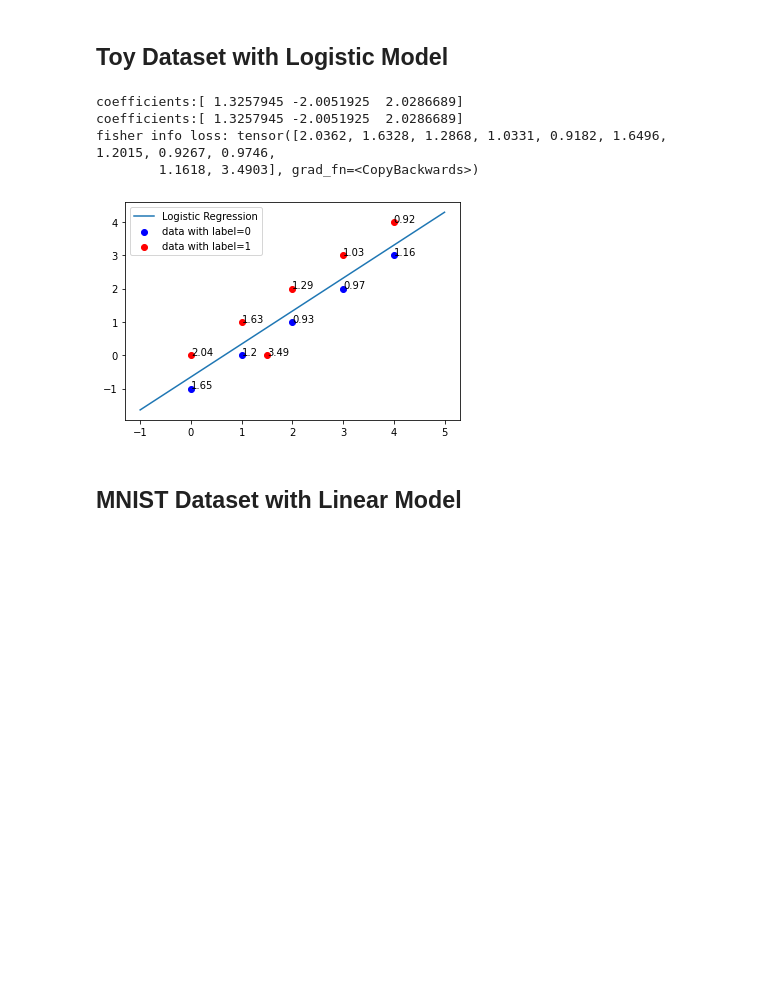
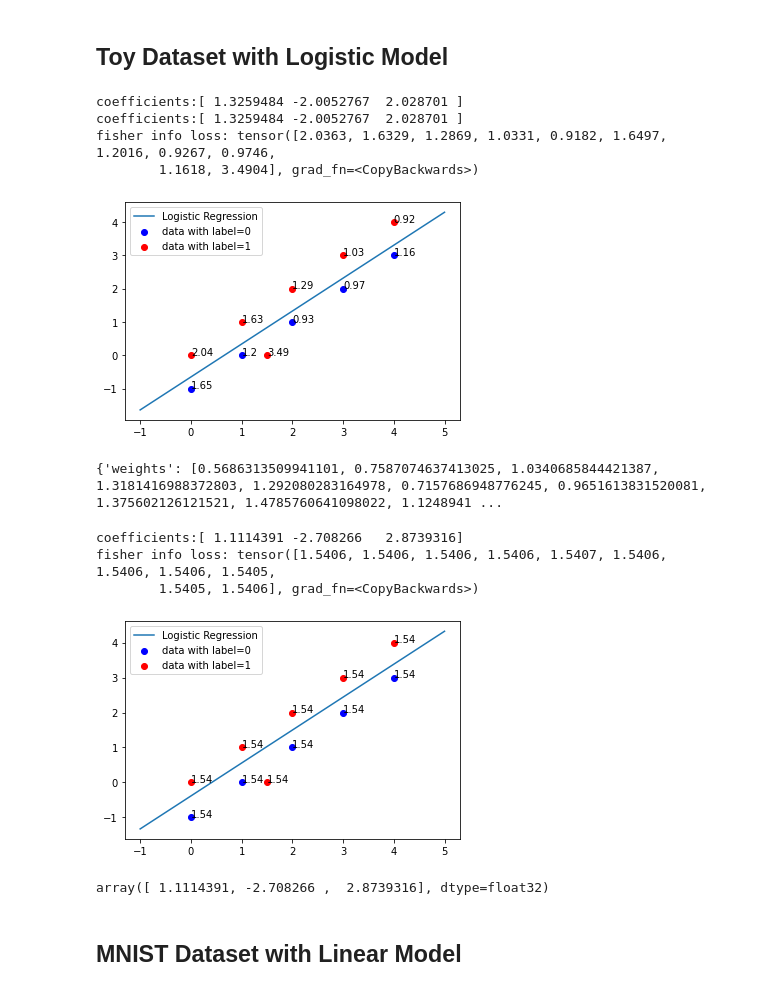
Before and after one commit to charlotte12l/am207_fisher, a Jupyter notebook: fil_debug_experiments.ipynb, the cells around one changed output. Cells and saved outputs as stored; diff of their text form; code cells hidden in the pictures; blank space fills up the shorter version.

```diff
--- a/fil_debug_experiments.ipynb
+++ b/fil_debug_experiments.ipynb
@@ -87,11 +95,11 @@ X = np.vstack((X, np.array([[1.5, 0]]))) # Add one atypical data point
 y = np.array([1] * 5 + [0] * 5 + [1]) # labels
 
 
-data = {"features": torch.from_numpy(add_bias(X)).float(), "targets": torch.from_numpy(y).float()}
+train_data = {"features": torch.from_numpy(add_bias(X)).float(), "targets": torch.from_numpy(y).float()}
 
 model = FIL_Logistic_lxy()
 
-model.train(data, l2=0.01)
+model.train(train_data, l2=0.01)
 
 print("coefficients:{}".format(model.get_params()))
 
@@ -130,10 +138,60 @@ plt.legend()
 plt.savefig("figs/logistic_toy.png", dpi=1200, bbox_inches="tight")
 plt.show()
 # %% [output]
-coefficients:[ 1.3257945 -2.0051925  2.0286689]
-coefficients:[ 1.3257945 -2.0051925  2.0286689]
-fisher info loss: tensor([2.0362, 1.6328, 1.2868, 1.0331, 0.9182, 1.6496, 1.2015, 0.9267, 0.9746,
-        1.1618, 3.4903], grad_fn=<CopyBackwards>)
+coefficients:[ 1.3259484 -2.0052767  2.028701 ]
+coefficients:[ 1.3259484 -2.0052767  2.028701 ]
+fisher info loss: tensor([2.0363, 1.6329, 1.2869, 1.0331, 0.9182, 1.6497, 1.2016, 0.9267, 0.9746,
+        1.1618, 3.4904], grad_fn=<CopyBackwards>)
 [figure]
+# %%
+model = FIL_Logistic_lxy()
+res = iterative_reweighted_fil(model, train_data, train_data, 15, l2=0.01, regression=False)
+
+print(res)
+# %% [output]
+{'weights': [0.5686313509941101, 0.7587074637413025, 1.0340685844421387, 1.3181416988372803, 1.292080283164978, 0.7157686948776245, 0.9651613831520081, 1.375602126121521, 1.4785760641098022, 1.1248941 ...
+# %%
+b, w1, w2 = model.get_params()
+c = -b/w2
+m = -w1/w2
+
+# plot the data and the classification with the decision boundary.
+xmin, xmax = -1, 5
+ymin, ymax = -1, 5
+xd = np.array([xmin, xmax])
+yd = m*xd+c
+
+
+print("coefficients:{}".format(model.get_params()))
+
+
+all_fils =  model.compute_all_fils()
+
+print('fisher info loss:', all_fils)
+
+fig, ax = plt.subplots()
+
+ax.plot(xd, yd, label="Logistic Regression")
+x_0 = X[y==0]
+x_1 = X[y==1]
+ax.scatter(x_0[:,0], x_0[:,1], label="data with label=0", color="blue")
+ax.scatter(x_1[:,0], x_1[:,1], label="data with label=1", color="red")
+
+
+for i, txt in enumerate(all_fils):
+    ax.annotate(round(txt.item(),2), (X[i][0], X[i][1]))
+
+plt.legend()
+plt.savefig("figs/logistic_toy_reweighted.png", dpi=1200, bbox_inches="tight")
+plt.show()
+# %% [output]
+coefficients:[ 1.1114391 -2.708266   2.8739316]
+fisher info loss: tensor([1.5406, 1.5406, 1.5406, 1.5406, 1.5407, 1.5406, 1.5406, 1.5406, 1.5405,
+        1.5405, 1.5406], grad_fn=<CopyBackwards>)
+[figure, added]
+# %%
+model.get_params()
+# %% [output]
+array([ 1.1114391, -2.708266 ,  2.8739316], dtype=float32)
 # %% [markdown]
 ## MNIST Dataset with Linear Model
```
Also changed, not shown: parts of 22 cells of this notebook, 2 other files.
